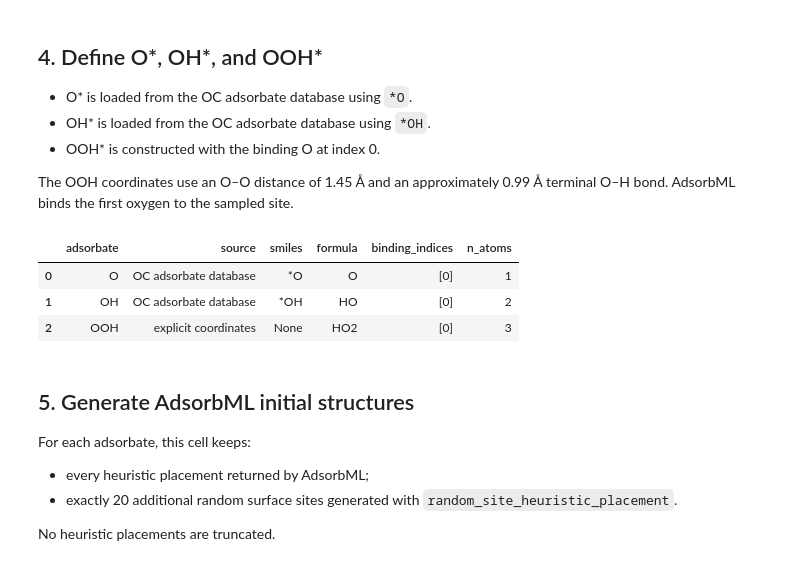
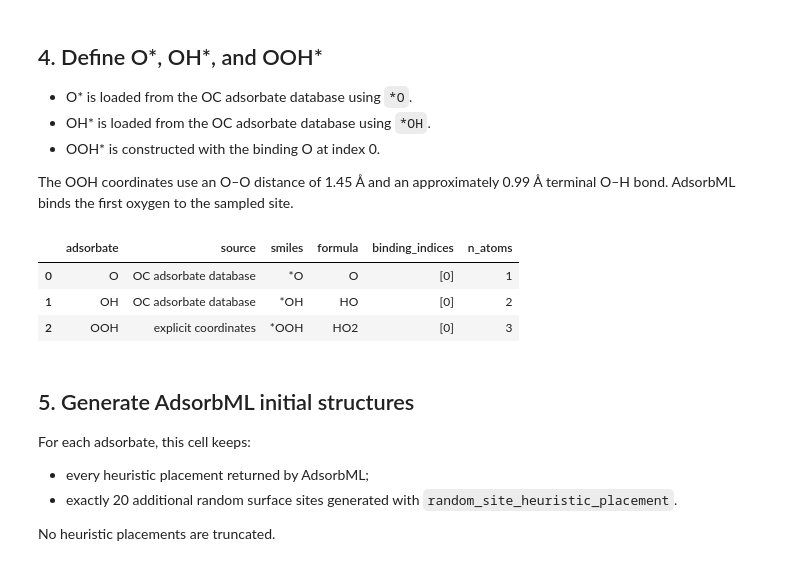
Before and after one commit to isocan/ML-accelerated-ORR, a Jupyter notebook: notebooks/01_stageI_eqv2_adsorbml_relaxation_article_repository.ipynb, the cells around one changed output. Drawn from its saved outputs; the diff is of its cells as text; code cells hidden in the pictures.

```diff
--- a/notebooks/01_stageI_eqv2_adsorbml_relaxation_article_repository.ipynb
+++ b/notebooks/01_stageI_eqv2_adsorbml_relaxation_article_repository.ipynb
@@ -1094,48 +898,50 @@ def database_adsorbate(smiles: str) -> Adsorbate:
 
 adsorbate_O = database_adsorbate("*O")
 adsorbate_OH = database_adsorbate("*OH")
+adsorbate_OOH = database_adsorbate("*OOH")
 
-ooh_atoms = Atoms(
-    symbols=["O", "O", "H"],
-    positions=[
-        [0.000, 0.000, 0.000],  # binding O
-        [0.000, 0.000, 1.450],  # distal O
-        [0.940, 0.000, 1.750],  # terminal H
-    ],
-    pbc=False,
-)
 
-adsorbate_OOH = Adsorbate(
-    adsorbate_atoms=ooh_atoms,
-    adsorbate_binding_indices=[0],
-)
+# ooh_atoms = Atoms(
+#     symbols=["O", "O", "H"],
+#     positions=[
+#         [0.000, 0.000, 0.000],  # binding O
+#         [0.000, 0.000, 1.450],  # distal O
+#         [0.940, 0.000, 1.750],  # terminal H
+#     ],
+#     pbc=False,
+# )
+
+# adsorbate_OOH = Adsorbate(
+#     adsorbate_atoms=ooh_atoms,
+#     adsorbate_binding_indices=[0],
+# )
 
 adsorbates = {
     "O": adsorbate_O,
     "OH": adsorbate_OH,
     "OOH": adsorbate_OOH,
 }
 
 adsorbate_summary = pd.DataFrame(
     [
         {
             "adsorbate": name,
             "source": "OC adsorbate database" if name in {"O", "OH"} else "explicit coordinates",
             "smiles": getattr(adsorbate, "smiles", None),
             "formula": adsorbate.atoms.get_chemical_formula(),
             "binding_indices": list(adsorbate.binding_indices),
             "n_atoms": len(adsorbate.atoms),
         }
         for name, adsorbate in adsorbates.items()
     ]
 )
 
 display(adsorbate_summary)
 # %% [output]
 |  | adsorbate | source | smiles | formula | binding_indices | n_atoms |
 | 0 | O | OC adsorbate database | *O | O | [0] | 1 |
 | 1 | OH | OC adsorbate database | *OH | HO | [0] | 2 |
-| 2 | OOH | explicit coordinates | None | HO2 | [0] | 3 |
+| 2 | OOH | explicit coordinates | *OOH | HO2 | [0] | 3 |
 # %% [markdown]
 ## 5. Generate AdsorbML initial structures
 
```
Also changed, not shown: parts of 12 cells of this notebook.
